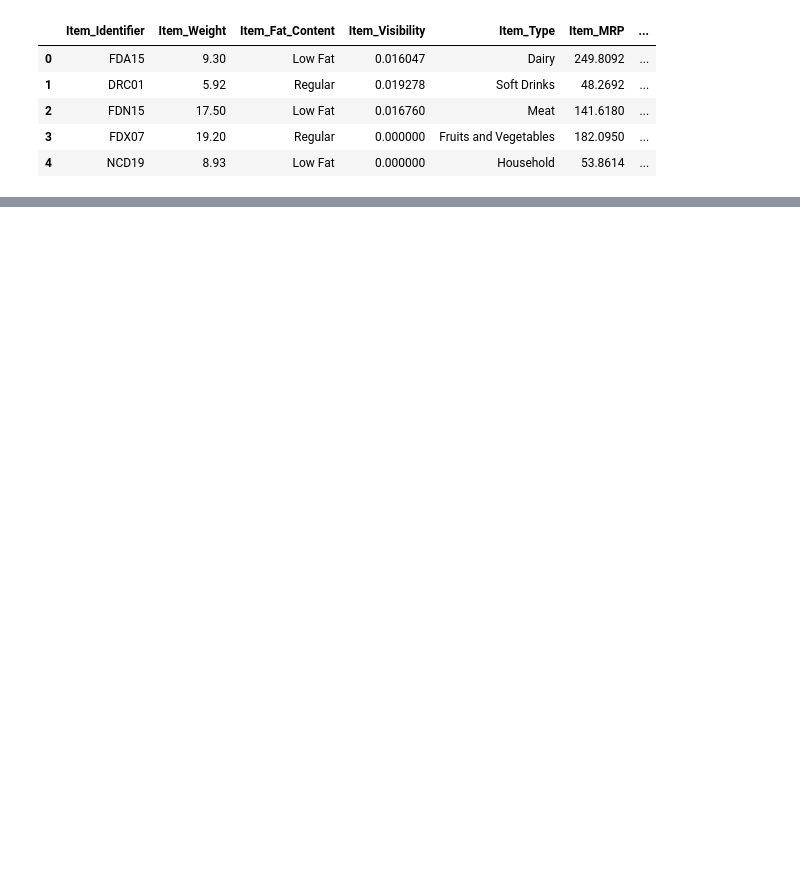
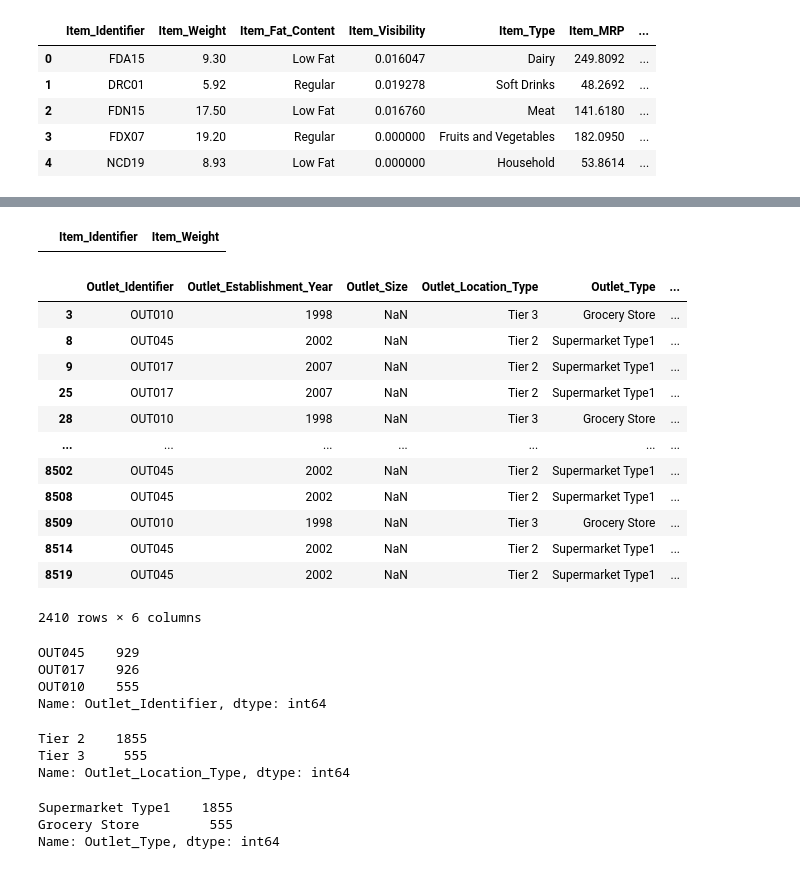
Before and after one commit to ArriazaGonzalo/Prediccion_ventas_P1, a Jupyter notebook: Predicciones_venta_P1.ipynb, the cells around one changed output, grey strips where cells are left out. Cells and saved outputs as stored; diff of their text form; code cells hidden in the pictures; blank space fills up the shorter version.

```diff
--- a/Predicciones_venta_P1.ipynb
+++ b/Predicciones_venta_P1.ipynb
@@ -15,0 +164,6 @@ df.head()
+# %%
+#   Ya sabiendo que los productos que tienen más de una entrada tienen uno (o pocos) valores nulos, pero varias entradas en "Item_Weight", se busca la manera de reemplazar los valores nulos.
+# Luego de una extensa búsqueda, y de comparar códigos con compañeros de clase, se hizo necesaria la búsqueda en internet. Revisando distintos códifos en StackOverflow y otros sitios similares,
+# me ví en la necesidad de usar una IA para consultar el tema y fue así como ChatGPT me entregó la siguiente función.
+
+df['Item_Weight'] = df.groupby('Item_Identifier')['Item_Weight'].transform('first')
@@ -15,0 +234,48 @@ df.head()
+# %%
+#   Se eliminan estos valores pues se considera no aportarán información relevante, e incluso pueden inducir a error, durante el desarrollo del problema.
+df.drop([927, 1922, 4187, 5022], inplace=True)
+# %%
+#   Buscamos nuevamente valores nuilos en la columna "Item_Weight", los que debiesen haber desaparecido
+dfItemsNaN_2 = df.loc[df['Item_Weight'].isna(), ["Item_Identifier", "Item_Weight"]]
+dfItemsNaN_2
+# %% [output]
+|  | Item_Identifier | Item_Weight |
+# %%
+#   Ya resuelto el problema de los valores nulos en "Item_Weight", procedemos a analizar los valores NaN de la columna "Outlet_Size".
+# Creamos un DF (sin las columnas relativas a "Item" pues se presume no aportan información para resolver los NaN analizados) para observar correlaciones con otras columnas.
+dfOutletNaN = df.loc[df['Outlet_Size'].isna(),["Outlet_Identifier", "Outlet_Establishment_Year", "Outlet_Size", "Outlet_Location_Type", "Outlet_Type", "Item_Outlet_Sales"]]
+dfOutletNaN
+# %% [output]
+|  | Outlet_Identifier | Outlet_Establishment_Year | Outlet_Size | Outlet_Location_Type | Outlet_Type | ... |
+| 3 | OUT010 | 1998 | NaN | Tier 3 | Grocery Store | ... |
+| 8 | OUT045 | 2002 | NaN | Tier 2 | Supermarket Type1 | ... |
+| 9 | OUT017 | 2007 | NaN | Tier 2 | Supermarket Type1 | ... |
+| 25 | OUT017 | 2007 | NaN | Tier 2 | Supermarket Type1 | ... |
+| 28 | OUT010 | 1998 | NaN | Tier 3 | Grocery Store | ... |
+| ... | ... | ... | ... | ... | ... | ... |
+| 8502 | OUT045 | 2002 | NaN | Tier 2 | Supermarket Type1 | ... |
+| 8508 | OUT045 | 2002 | NaN | Tier 2 | Supermarket Type1 | ... |
+| 8509 | OUT010 | 1998 | NaN | Tier 3 | Grocery Store | ... |
+| 8514 | OUT045 | 2002 | NaN | Tier 2 | Supermarket Type1 | ... |
+| 8519 | OUT045 | 2002 | NaN | Tier 2 | Supermarket Type1 | ... |
+2410 rows × 6 columns
+# %%
+#   Analizaremos si hay valores repetidos en las distintas columnas.
+dfOutletNaN["Outlet_Identifier"].value_counts()
+# %% [output]
+OUT045    929
+OUT017    926
+OUT010    555
+Name: Outlet_Identifier, dtype: int64
+# %%
+dfOutletNaN["Outlet_Location_Type"].value_counts()
+# %% [output]
+Tier 2    1855
+Tier 3     555
+Name: Outlet_Location_Type, dtype: int64
+# %%
+dfOutletNaN["Outlet_Type"].value_counts()
+# %% [output]
+Supermarket Type1    1855
+Grocery Store         555
+Name: Outlet_Type, dtype: int64
```
Also changed, not shown: parts of 52 cells of this notebook.
